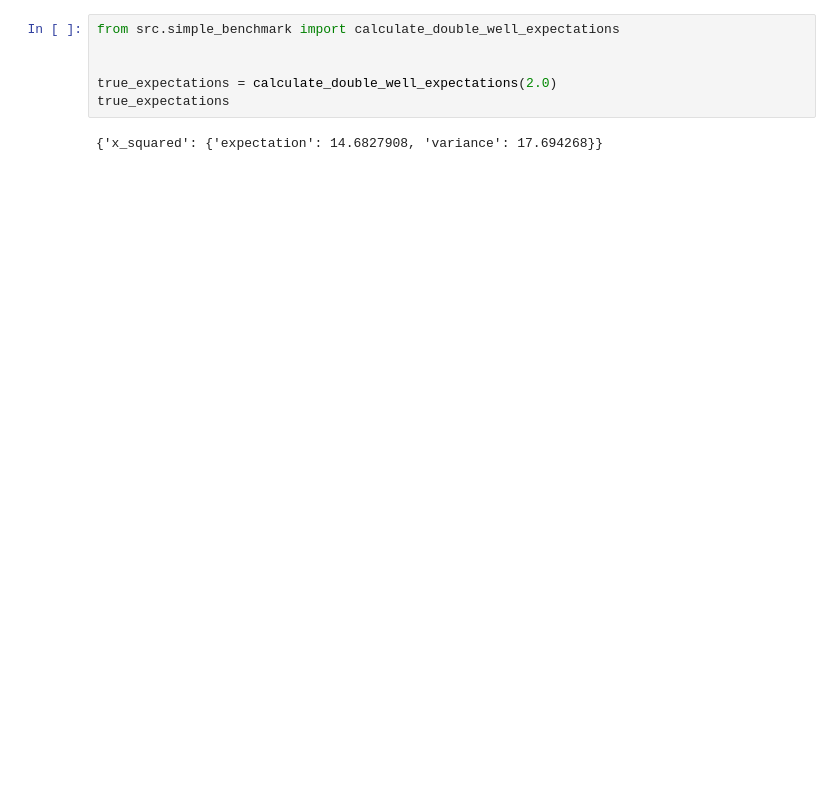
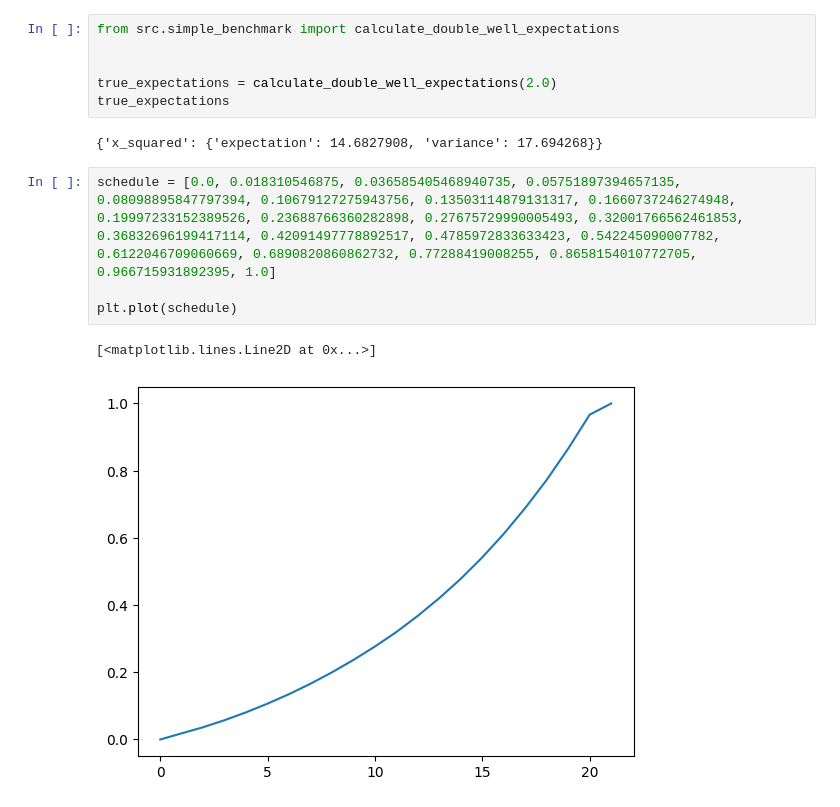
Before and after one commit to reubenharry/counterdiabatic-hmc, a Jupyter notebook: data/explore.ipynb, the cells around one changed output. Saved outputs shown, nothing was run; the diff lists cells and outputs as text; blank space fills up the shorter version.

Commit message:
add plain smc and use to provide schedule

```diff
--- a/data/explore.ipynb
+++ b/data/explore.ipynb
@@ -137,3 +149,10 @@ true_expectations = calculate_double_well_expectations(2.0)
 true_expectations
 # %% [output]
 {'x_squared': {'expectation': 14.6827908, 'variance': 17.694268}}
+# %%
+schedule = [0.0, 0.018310546875, 0.036585405468940735, 0.05751897394657135, 0.08098895847797394, 0.10679127275943756, 0.13503114879131317, 0.1660737246274948, 0.19997233152389526, 0.23688766360282898, 0.27675729990005493, 0.32001766562461853, 0.36832696199417114, 0.42091497778892517, 0.4785972833633423, 0.542245090007782, 0.6122046709060669, 0.6890820860862732, 0.77288419008255, 0.8658154010772705, 0.966715931892395, 1.0]
+
+plt.plot(schedule)
+# %% [output]
+[<matplotlib.lines.Line2D at 0x...>]
+[figure, added]
```
Also changed, not shown: parts of 1 cell of this notebook, 6 other files.
